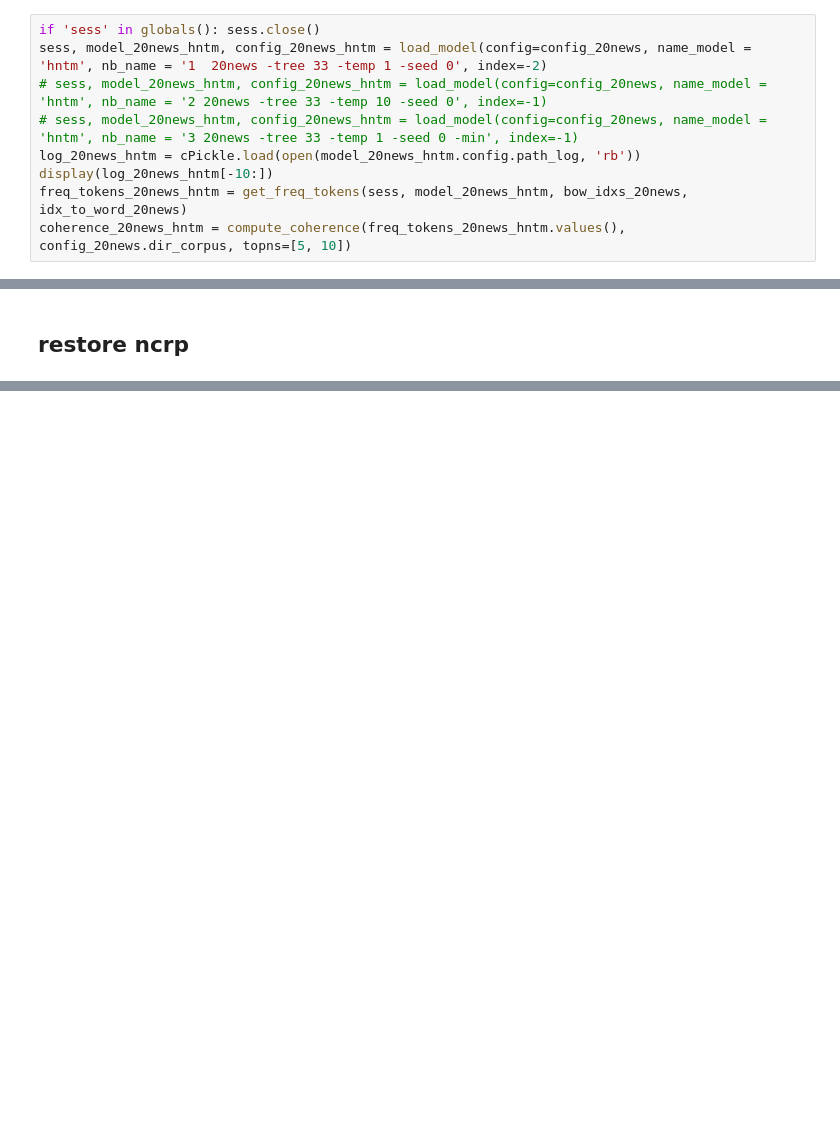
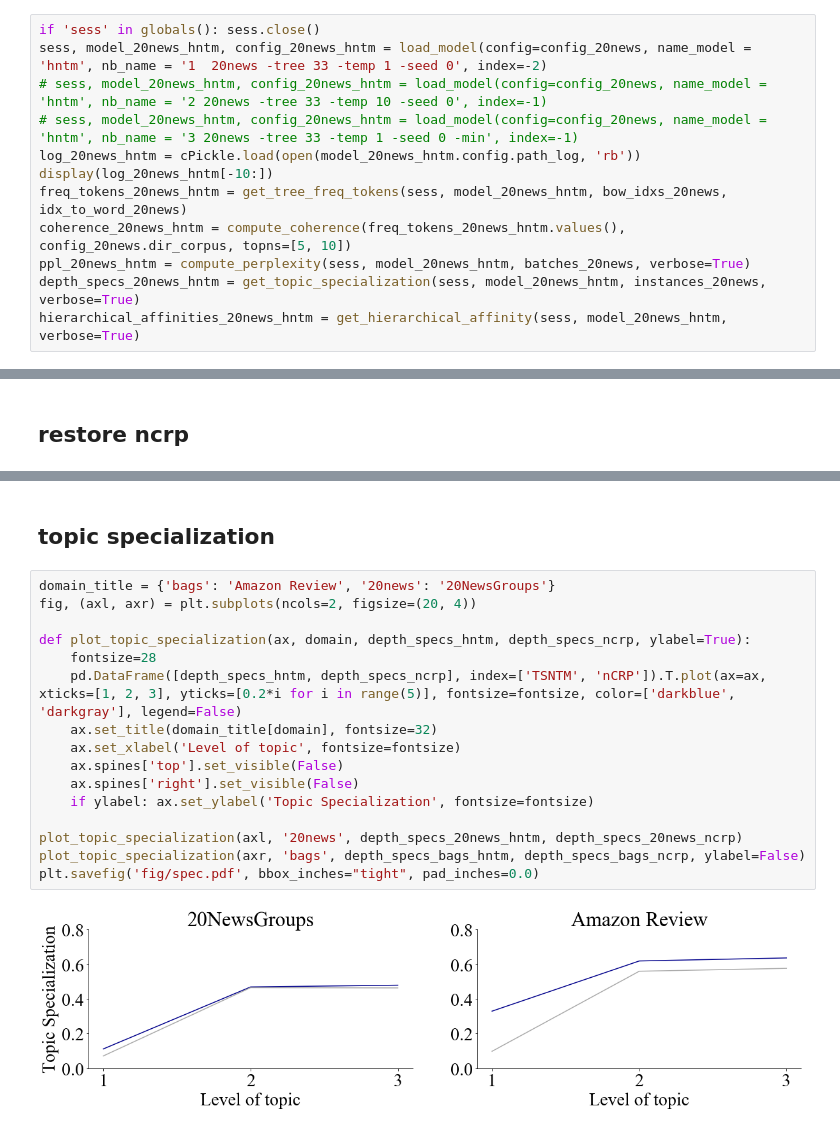
Before and after one commit to numarrsh/tsntm, a Jupyter notebook: 0 evaluation.ipynb, the cells around one changed output, grey strips where cells are left out. Drawn from its saved outputs; the diff is of its cells as text; blank space fills up the shorter version.

```diff
--- a/0 evaluation.ipynb
+++ b/0 evaluation.ipynb
@@ -181,6 +278,9 @@ sess, model_20news_hntm, config_20news_hntm = load_model(config=config_20news, n
 # sess, model_20news_hntm, config_20news_hntm = load_model(config=config_20news, name_model = 'hntm', nb_name = '3 20news -tree 33 -temp 1 -seed 0 -min', index=-1)
 log_20news_hntm = cPickle.load(open(model_20news_hntm.config.path_log, 'rb'))
 display(log_20news_hntm[-10:])
-freq_tokens_20news_hntm = get_freq_tokens(sess, model_20news_hntm, bow_idxs_20news, idx_to_word_20news)
+freq_tokens_20news_hntm = get_tree_freq_tokens(sess, model_20news_hntm, bow_idxs_20news, idx_to_word_20news)
 coherence_20news_hntm = compute_coherence(freq_tokens_20news_hntm.values(), config_20news.dir_corpus, topns=[5, 10])
+ppl_20news_hntm = compute_perplexity(sess, model_20news_hntm, batches_20news, verbose=True)
+depth_specs_20news_hntm = get_topic_specialization(sess, model_20news_hntm, instances_20news, verbose=True)
+hierarchical_affinities_20news_hntm = get_hierarchical_affinity(sess, model_20news_hntm, verbose=True)
 # %% [output]
@@ -258,0 +446,20 @@ Median Topic Coherence = 0.031
+# %% [markdown]
+## topic specialization
+# %%
+domain_title = {'bags': 'Amazon Review', '20news': '20NewsGroups'}
+fig, (axl, axr) = plt.subplots(ncols=2, figsize=(20, 4))
+
+def plot_topic_specialization(ax, domain, depth_specs_hntm, depth_specs_ncrp, ylabel=True):
+    fontsize=28
+    pd.DataFrame([depth_specs_hntm, depth_specs_ncrp], index=['TSNTM', 'nCRP']).T.plot(ax=ax, xticks=[1, 2, 3], yticks=[0.2*i for i in range(5)], fontsize=fontsize, color=['darkblue', 'darkgray'], legend=False)
+    ax.set_title(domain_title[domain], fontsize=32)
+    ax.set_xlabel('Level of topic', fontsize=fontsize)
+    ax.spines['top'].set_visible(False)
+    ax.spines['right'].set_visible(False)
+    if ylabel: ax.set_ylabel('Topic Specialization', fontsize=fontsize)
+
+plot_topic_specialization(axl, '20news', depth_specs_20news_hntm, depth_specs_20news_ncrp)
+plot_topic_specialization(axr, 'bags', depth_specs_bags_hntm, depth_specs_bags_ncrp, ylabel=False)
+plt.savefig('fig/spec.pdf', bbox_inches="tight", pad_inches=0.0)
+# %% [output]
+[figure, added]
```
Also changed, not shown: parts of 28 cells of this notebook, 22 other files.
